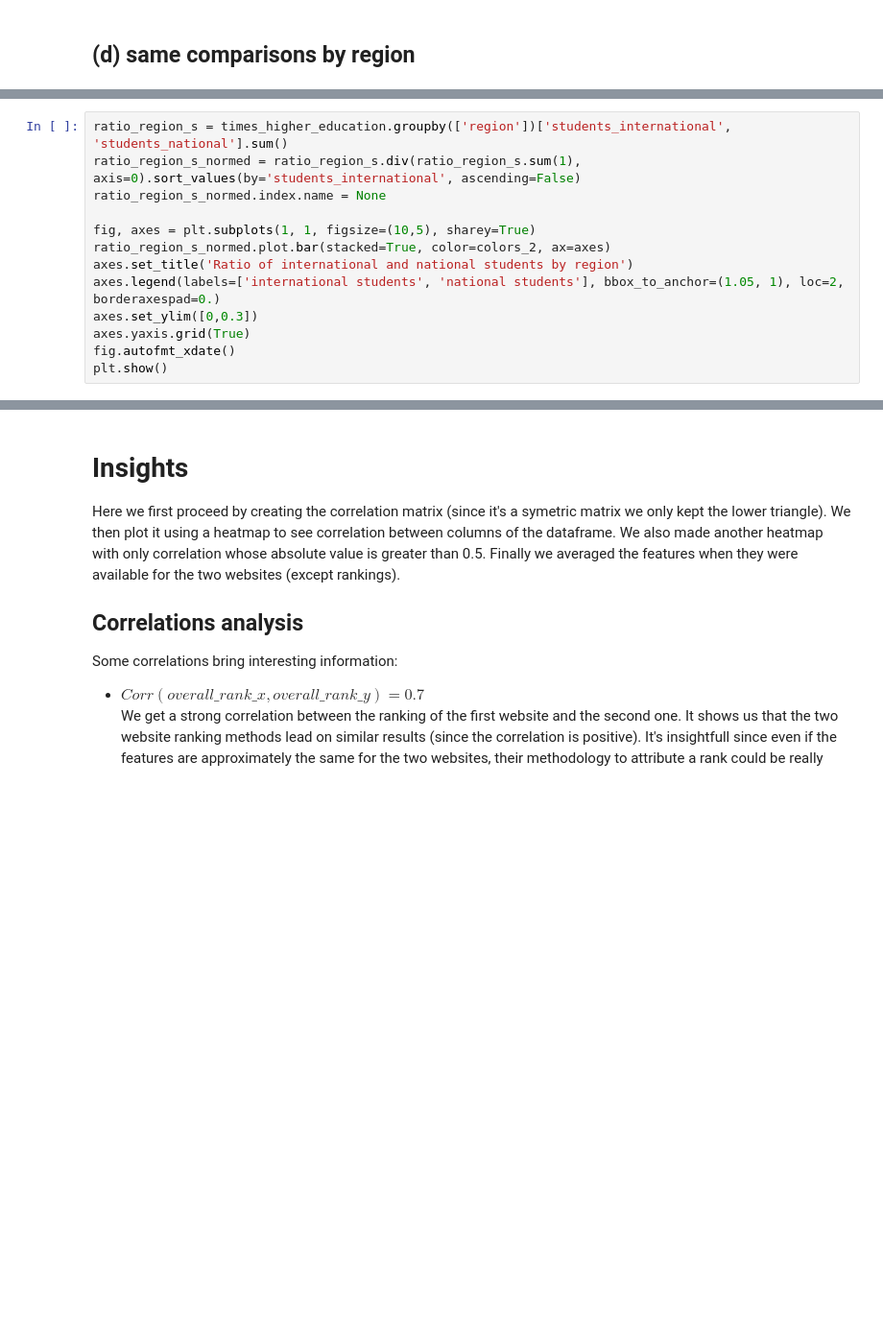
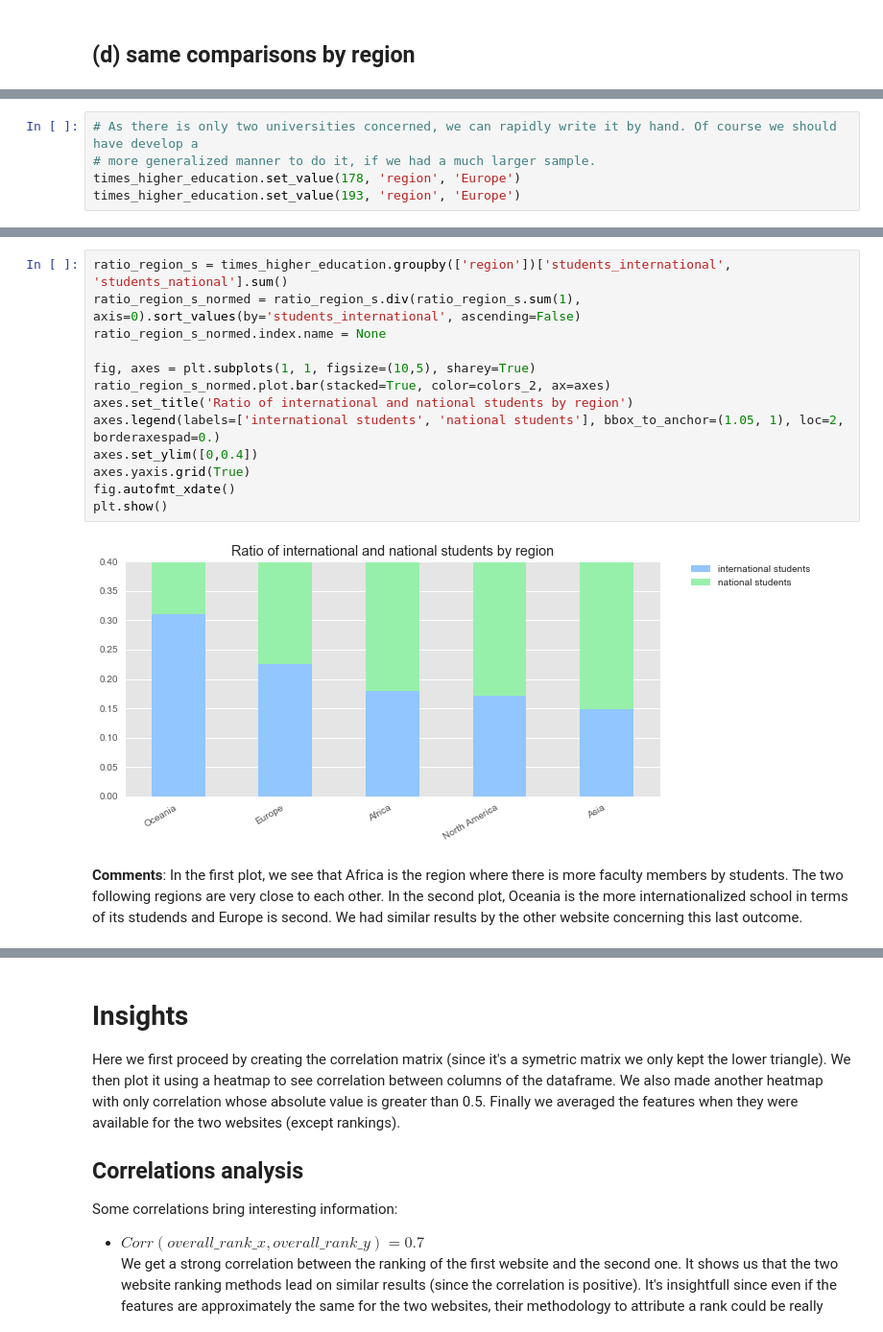
Before and after one commit to Timonzimm/CS-401, a Jupyter notebook: HW02/Homework 2.ipynb, the cells around one changed output, grey strips where cells are left out. Shown at 96% size. Cells and saved outputs as stored; diff of their text form; blank space fills up the shorter version.

Commit message:
dealt with 'N/A' for some universities/ added comments

```diff
--- a/HW02/Homework 2.ipynb
+++ b/HW02/Homework 2.ipynb
@@ -382,0 +425,5 @@ plt.show()
+# %%
+# As there is only two universities concerned, we can rapidly write it by hand. Of course we should have develop a
+# more generalized manner to do it, if we had a much larger sample.
+times_higher_education.set_value(178, 'region', 'Europe')
+times_higher_education.set_value(193, 'region', 'Europe')
@@ -396,16 +464,20 @@ plt.show()
 # %%
 ratio_region_s = times_higher_education.groupby(['region'])['students_international', 'students_national'].sum()
 ratio_region_s_normed = ratio_region_s.div(ratio_region_s.sum(1), axis=0).sort_values(by='students_international', ascending=False)
 ratio_region_s_normed.index.name = None
 
 fig, axes = plt.subplots(1, 1, figsize=(10,5), sharey=True)
 ratio_region_s_normed.plot.bar(stacked=True, color=colors_2, ax=axes)
 axes.set_title('Ratio of international and national students by region')
 axes.legend(labels=['international students', 'national students'], bbox_to_anchor=(1.05, 1), loc=2, borderaxespad=0.)
-axes.set_ylim([0,0.3])
+axes.set_ylim([0,0.4])
 axes.yaxis.grid(True)
 fig.autofmt_xdate()
 plt.show()
+# %% [output]
+[figure, added]
+# %% [markdown]
+**Comments**: In the first plot, we see that Africa is the region where there is more faculty members by students. The two following regions are very close to each other. In the second plot, Oceania is the more internationalized school in terms of its studends and Europe is second. We had similar results by the other website concerning this last outcome.
 # %%
 # Try to detect same universities with different name in the two dataframe before merging
 # Using Jaccard similarity and same location rule (seems to keep matching entry)
```
Also changed, not shown: parts of 21 cells of this notebook.
